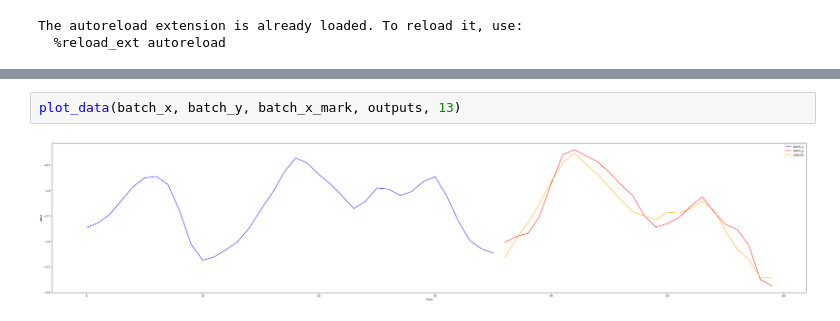
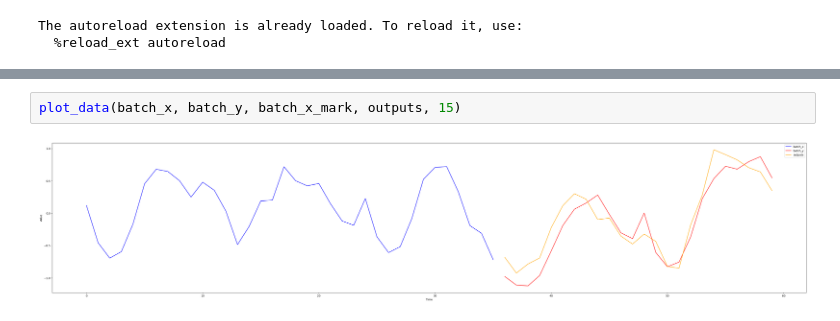
Before and after one commit to robersGE/TimeXer, a Jupyter notebook: playgrounds/plot_data.ipynb, the cells around one changed output, grey strips where cells are left out. Cells and saved outputs as stored; diff of their text form.

```diff
--- a/playgrounds/plot_data.ipynb
+++ b/playgrounds/plot_data.ipynb
@@ -36,4 +36,4 @@ torch.Size([256, 36, 4]) torch.Size([256, 24, 1]) torch.Size([256, 36, 4]) torch
 # %%
-plot_data(batch_x, batch_y, batch_x_mark, outputs, 13)
+plot_data(batch_x, batch_y, batch_x_mark, outputs, 15)
 # %% [output]
-[figure, old version]
+[figure, new version]
```
Also changed, not shown: parts of 4 cells of this notebook, 7 other files.
